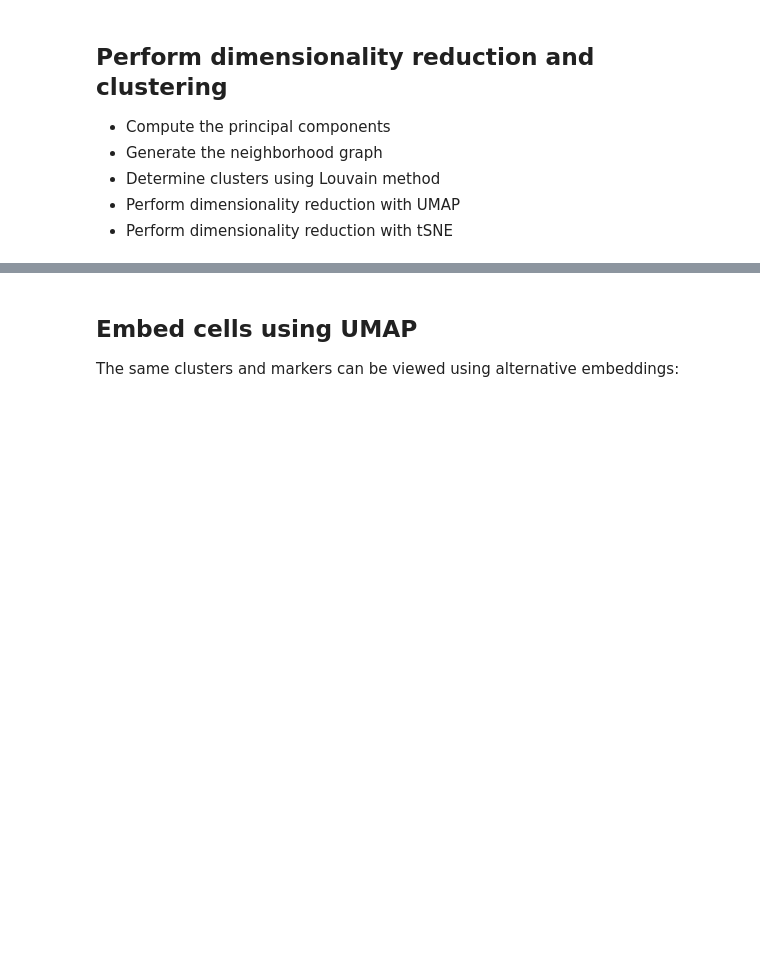
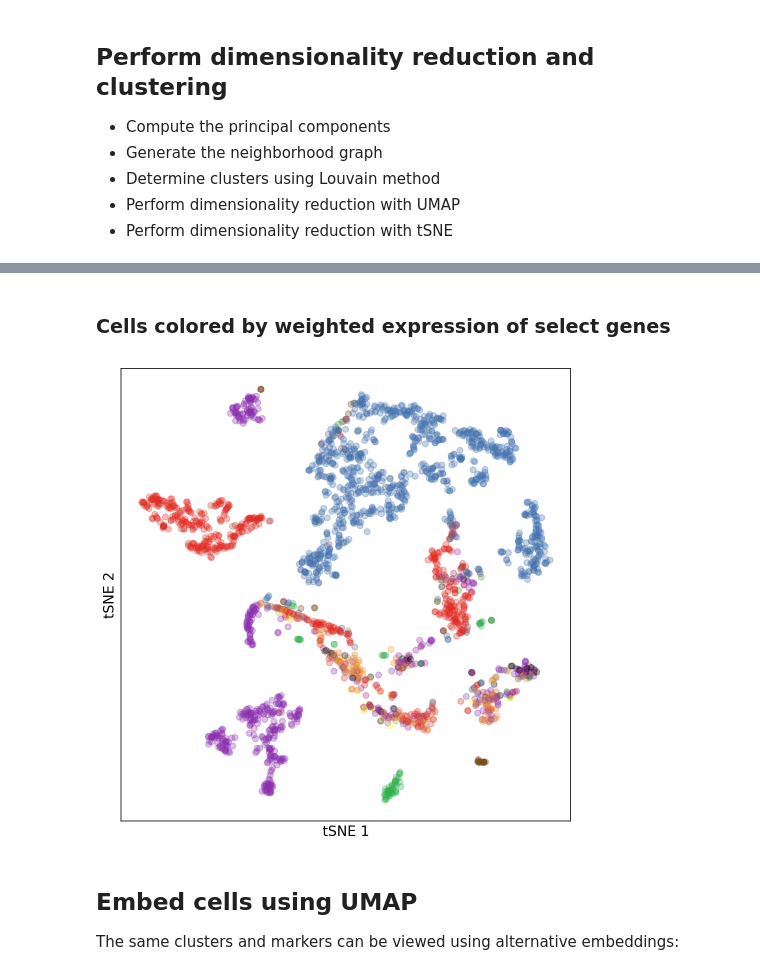
Before and after one commit to GenevieveHaliburton/scratch, a Jupyter notebook: hca_demo_scanpy.ipynb, the cells around one changed output, grey strips where cells are left out. Cells and saved outputs as stored; diff of their text form; code cells hidden in the pictures; blank space fills up the shorter version.

```diff
--- a/hca_demo_scanpy.ipynb
+++ b/hca_demo_scanpy.ipynb
@@ -76,3 +101,11 @@ computing UMAP
+# %%
+genes = ['ENSG00000254647.6', 'ENSG00000115263.14', 'ENSG00000157005.3', 'ENSG00000204983.13', #INS #GCG #SST #PRSS1
+         'ENSG00000007062.11','ENSG00000154096.13', 'ENSG00000108849.7'] #PRSS1 #PROM1 #THY1 #PPY
+colors = np.asarray([[226,43,34], [67,114,175], [48,178,78],
+                     [139,47,175], [244,152,46], [249,246,49], [119,73,27]])
+weights = adata[:,genes].X.todense()
+weights = weights / (weights.sum(axis=1) + 0.0001)
+c = np.dot(weights, colors)
 # %% [markdown]
 ## Embed cells using tSNE
 
@@ -98,3 +131,15 @@ plt.tight_layout();
+# %% [markdown]
+### Cells colored by weighted expression of select genes
+# %%
+plt.figure(figsize=[8, 8])
+plt.scatter(adata.obsm['X_tsne'][:,0], adata.obsm['X_tsne'][:,1], c=c/255, alpha=0.3);
+plt.grid(False)
+plt.yticks([])
+plt.xticks([])
+plt.xlabel('tSNE 1')
+plt.ylabel('tSNE 2');
+# %% [output]
+[figure, added]
 # %% [markdown]
 ## Embed cells using UMAP
 
```
Also changed, not shown: parts of 13 cells of this notebook.
